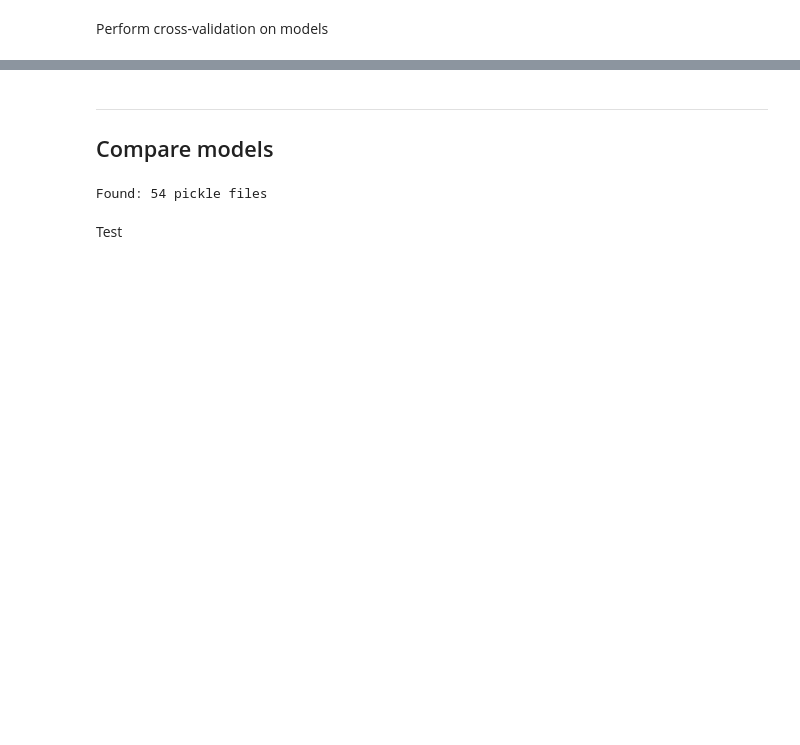
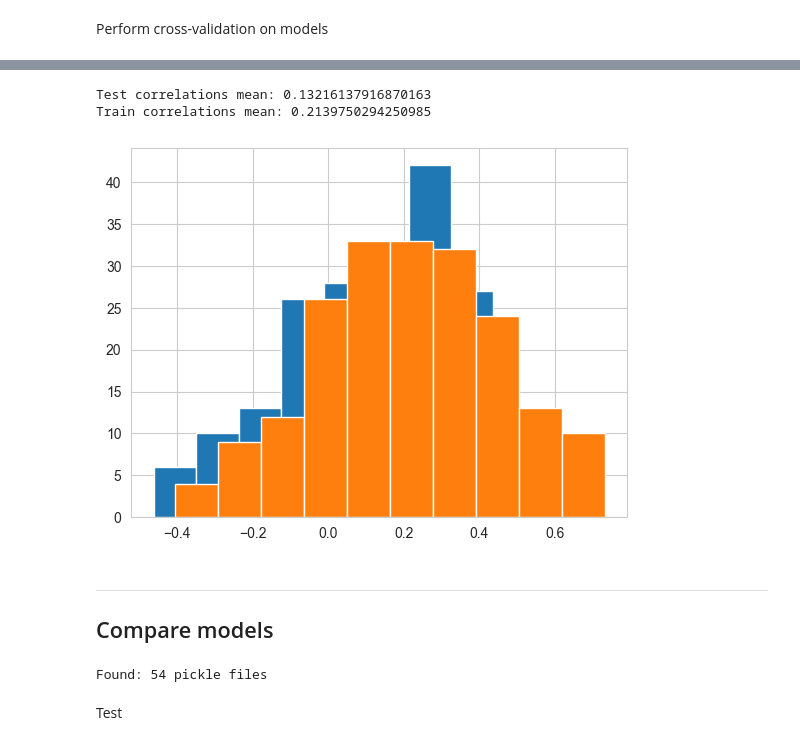
Before and after one commit to abelowska/neuroNoodle, a Jupyter notebook: model_selection/model_selection_cv.ipynb, the cells around one changed output, grey strips where cells are left out. Cells and saved outputs as stored; diff of their text form; code cells hidden in the pictures; blank space fills up the shorter version.

```diff
--- a/model_selection/model_selection_cv.ipynb
+++ b/model_selection/model_selection_cv.ipynb
@@ -147,3 +446,16 @@ for file_name in file_names:
+# %%
+splits_corrs_train = np.array(splits_corrs_train)
+splits_corrs_test = np.array(splits_corrs_test)
+# %%
+plt.hist(splits_corrs_test.flatten())
+plt.hist(splits_corrs_train.flatten())
+
+print(f"Test correlations mean: {np.mean(splits_corrs_test)}")
+print(f"Train correlations mean: {np.mean(splits_corrs_train)}")
+# %% [output]
+Test correlations mean: 0.13216137916870163
+Train correlations mean: 0.2139750294250985
+[figure, added]
 # %% [markdown]
 ---
 ## Compare models
```
Also changed, not shown: parts of 23 cells of this notebook, 12 other files.
